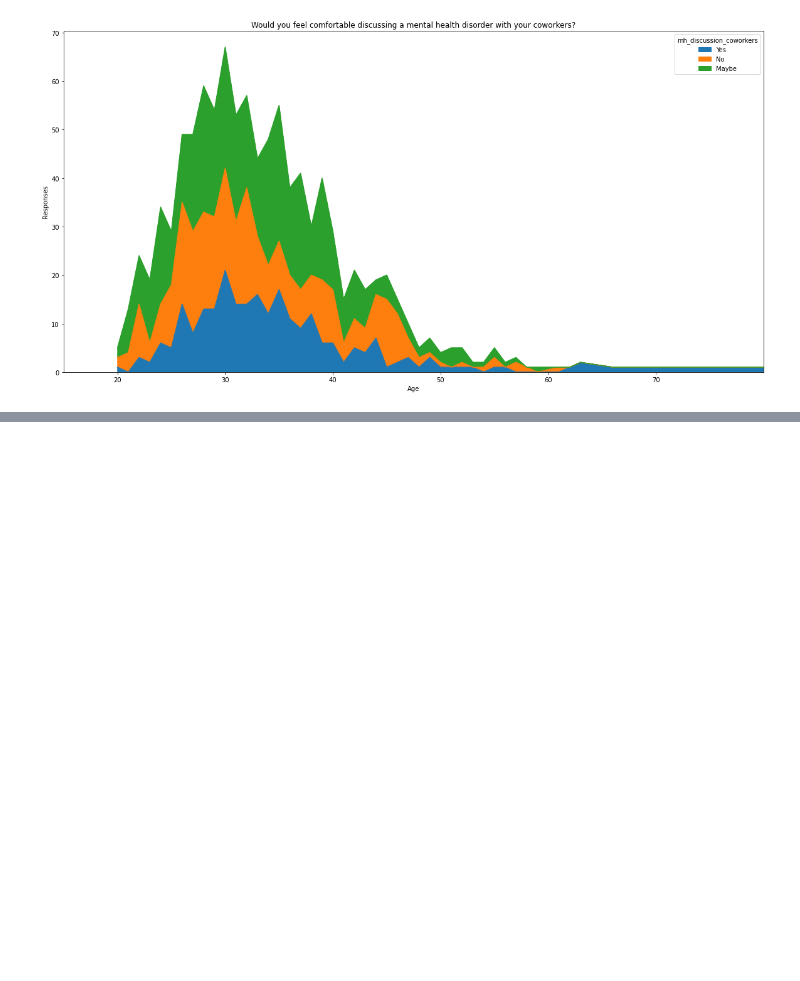
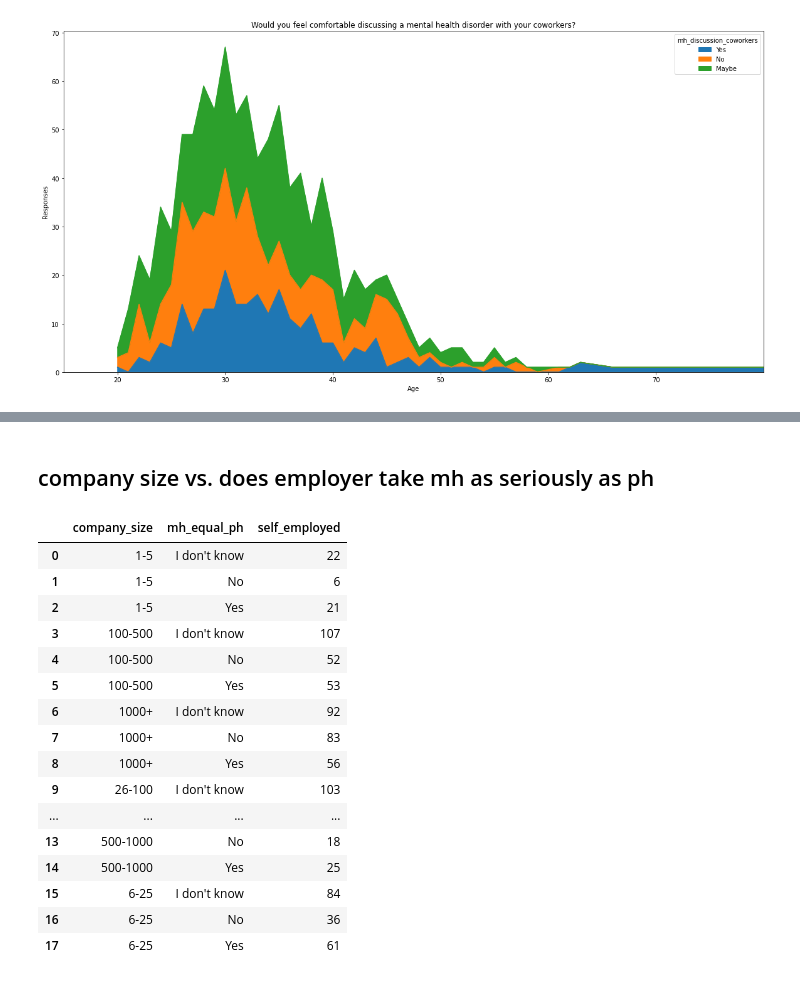
Before and after one commit to ArtTucker/mental_health_and_economics, a Jupyter notebook: practice_files/OSMI_MHIT_exploration.ipynb, the cells around one changed output, grey strips where cells are left out. Cells and saved outputs as stored; diff of their text form; code cells hidden in the pictures; blank space fills up the shorter version.

```diff
--- a/practice_files/OSMI_MHIT_exploration.ipynb
+++ b/practice_files/OSMI_MHIT_exploration.ipynb
@@ -612,0 +613,25 @@ plt.savefig("../images/mh_covg_aware_by_comp_size.png")
+# %% [markdown]
+## company size vs. does employer take mh as seriously as ph
+# %%
+# create dataframe for company size and 'mh_equal_ph' responses
+mh_eql_ph_and_comp_size = pd.DataFrame(OSMI_MHIT_cleaned.groupby(['company_size', 'mh_equal_ph'])['self_employed'].count())
+mh_eql_ph_and_comp_size = mh_eql_ph_and_comp_size.reset_index()
+mh_eql_ph_and_comp_size
+# %% [output]
+|  | company_size | mh_equal_ph | self_employed |
+| 0 | 1-5 | I don't know | 22 |
+| 1 | 1-5 | No | 6 |
+| 2 | 1-5 | Yes | 21 |
+| 3 | 100-500 | I don't know | 107 |
+| 4 | 100-500 | No | 52 |
+| 5 | 100-500 | Yes | 53 |
+| 6 | 1000+ | I don't know | 92 |
+| 7 | 1000+ | No | 83 |
+| 8 | 1000+ | Yes | 56 |
+| 9 | 26-100 | I don't know | 103 |
+| ... | ... | ... | ... |
+| 13 | 500-1000 | No | 18 |
+| 14 | 500-1000 | Yes | 25 |
+| 15 | 6-25 | I don't know | 84 |
+| 16 | 6-25 | No | 36 |
+| 17 | 6-25 | Yes | 61 |
```
Also changed, not shown: parts of 23 cells of this notebook, 1 other file.
